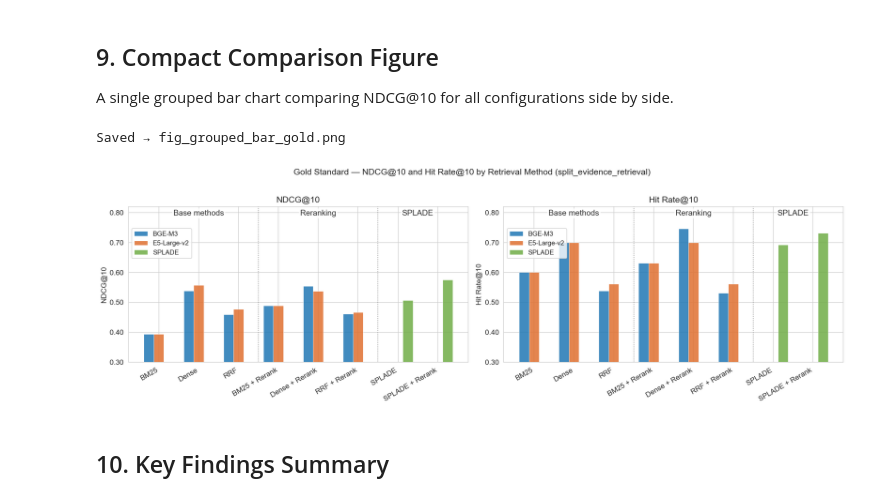
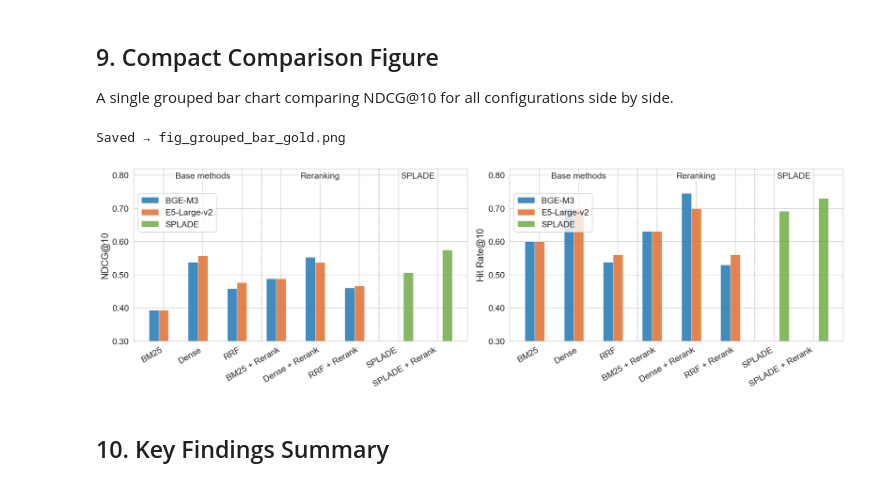
Before and after one commit to sarajose/RAG-for-Aligning-Greener-Electronics-Recommendations, a Jupyter notebook: retrieval_results.ipynb, the cells around one changed output. Cells and saved outputs as stored; diff of their text form; code cells hidden in the pictures.

```diff
--- a/retrieval_results.ipynb
+++ b/retrieval_results.ipynb
@@ -519,14 +536,14 @@ for ax, (metric, col) in zip(axes, [('NDCG@10', 'ΔNDCG (BGE−E5)'), ('MRR@10',
     colors = ['#1f77b4' if v >= 0 else '#d62728' for v in h2h[col]]
     ax.barh(h2h.index, h2h[col], color=colors)
     ax.axvline(0, color='black', linewidth=0.8)
-    ax.set_title(f'Δ{metric}\n(BGE-M3 − E5-Large-v2)')
-    ax.set_xlabel('Absolute Δ')
+    #ax.set_title(f'Δ{metric}\n(BGE-M3 − E5-Large-v2)', fontsize=15)
+    ax.set_xlabel('Absolute Δ', fontsize=14)
     for i, v in enumerate(h2h[col]):
         ax.text(v + (0.001 if v >= 0 else -0.001), i, f'{v:+.3f}',
-                va='center', ha='left' if v >= 0 else 'right', fontsize=8)
+                va='center', ha='left' if v >= 0 else 'right', fontsize=11)
 
-axes[0].set_ylabel('Method')
-plt.suptitle('BGE-M3 vs E5-Large-v2 - Performance Gap at k=10 (Gold Standard)', fontsize=12, y=1.02)
+axes[0].set_ylabel('Method', fontsize=14)
+#plt.suptitle('BGE-M3 vs E5-Large-v2 - Performance Gap at k=10 (Gold Standard)', fontsize=15, y=1.02)
 plt.tight_layout()
 savefig('fig_h2h_gap.png')
 plt.show()
@@ -886,80 +900,48 @@ for ax, (metric_col, metric_label) in zip(
         [METHOD_LABELS[m] for m in METHOD_ORDER],
         rotation=30,
         ha='right',
-        fontsize=11
+        fontsize=13
     )
 
-    ax.set_ylabel(metric_label, fontsize=11)
-    ax.set_title(metric_label, fontsize=13)
+    ax.set_ylabel(metric_label, fontsize=14)
+    #ax.set_title(metric_label, fontsize=15)
     ax.set_ylim(0.3, 0.82)
-    ax.tick_params(axis='y', labelsize=11)
+    ax.tick_params(axis='y', labelsize=13)
     ax.yaxis.set_major_formatter(mticker.FormatStrFormatter('%.2f'))
 
-    # Legend stays on the left but slightly lower to avoid overlap
     ax.legend(
-        fontsize=10,
+        fontsize=13,
         loc='upper left',
         bbox_to_anchor=(0.0, 0.88),
         frameon=True
     )
 
     # Divider between base and reranked methods
     ax.axvline(2.5, color='grey', linestyle=':', linewidth=1)
 
     # Divider between dense/hybrid reranked and SPLADE
     ax.axvline(5.5, color='grey', linestyle=':', linewidth=1)
 
     # Section labels at top of each region with white background
     _yt = ax.get_ylim()[1] - 0.03
     _bbox = dict(
         facecolor='white',
         alpha=0.85,
         edgecolor='none',
         pad=2
     )
 
-    ax.text(
-        1.0,
-        _yt,
-        'Base methods',
-        ha='center',
-        fontsize=12,
-        color='#333333',
-        bbox=_bbox
-    )
+    ax.text(1.0, _yt, 'Base methods', ha='center', fontsize=13, color='#333333', bbox=_bbox)
+    ax.text(4.0, _yt, 'Reranking',    ha='center', fontsize=13, color='#333333', bbox=_bbox)
+    ax.text(6.5, _yt, 'SPLADE',       ha='center', fontsize=13, color='#333333', bbox=_bbox)
 
-    ax.text(
-        4.0,
-        _yt,
-        'Reranking',
-        ha='center',
-        fontsize=12,
-        color='#333333',
-        bbox=_bbox
-    )
-
-    ax.text(
-        6.5,
-        _yt,
-        'SPLADE',
-        ha='center',
-        fontsize=12,
-        color='#333333',
-        bbox=_bbox
-    )
-
-plt.suptitle(
-    'Gold Standard — NDCG@10 and Hit Rate@10 by Retrieval Method (split_evidence_retrieval)',
-    fontsize=13,
-    y=1.02
-)
-
+#plt.suptitle('Gold Standard — NDCG@10 and Hit Rate@10 by Retrieval Method', fontsize=15, y=1.02)
 plt.tight_layout()
 savefig('fig_grouped_bar_gold.png')
 plt.show()
 # %% [output]
 Saved → fig_grouped_bar_gold.png
-[figure, old version]
+[figure, new version]
 # %% [markdown]
 
 ## 10. Key Findings Summary
```
Also changed, not shown: parts of 7 cells of this notebook.
